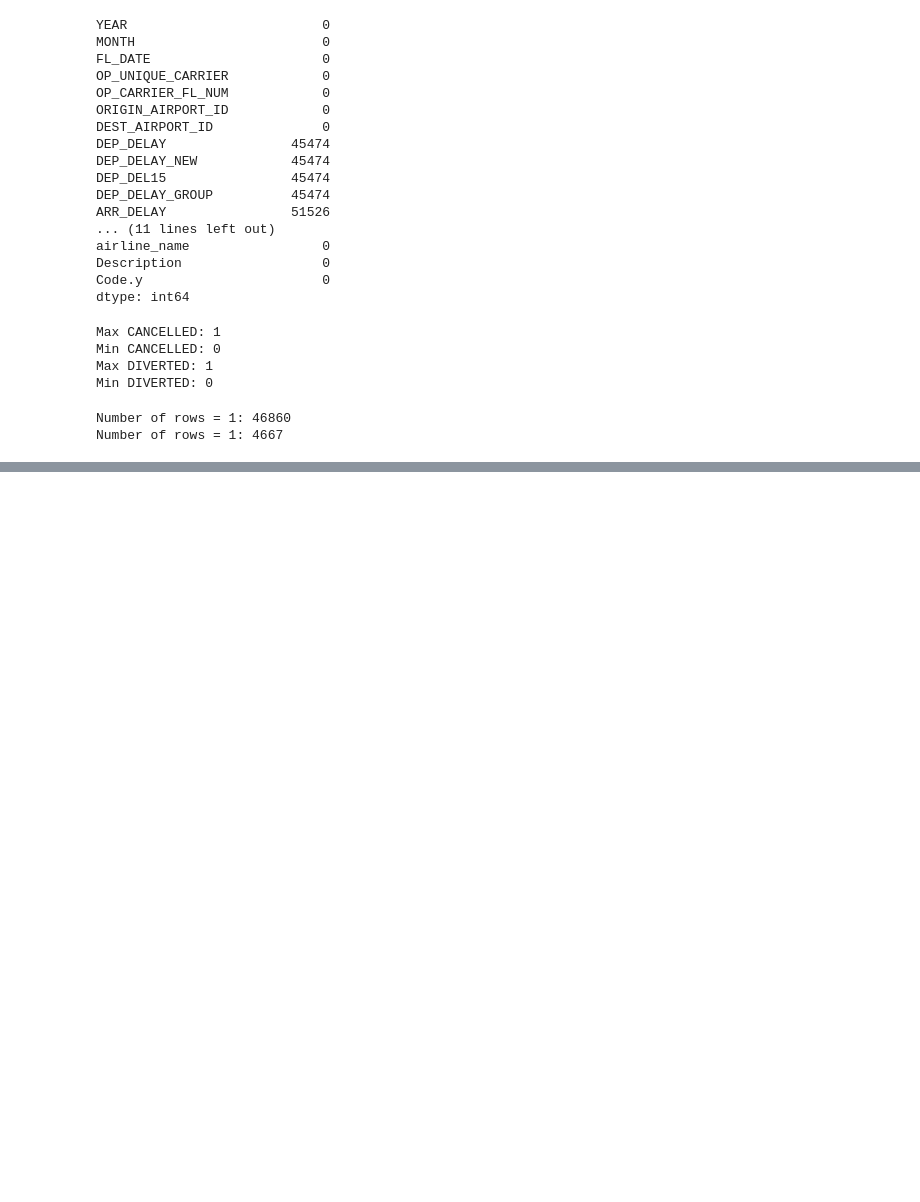
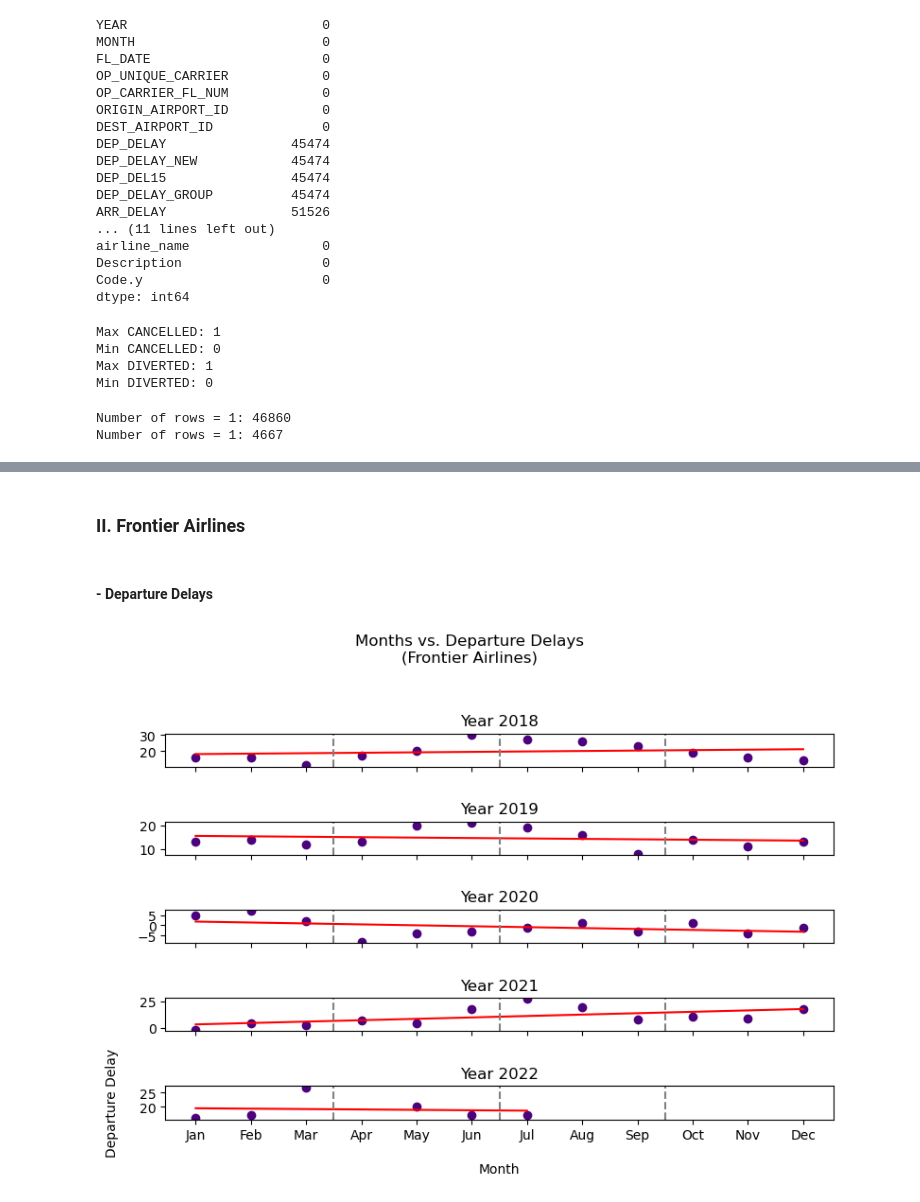
Before and after one commit to mehpree/airline-data-analysis, a Jupyter notebook: AirlineAnalysis.ipynb, the cells around one changed output, grey strips where cells are left out. Cells and saved outputs as stored; diff of their text form; code cells hidden in the pictures; blank space fills up the shorter version.

```diff
--- a/AirlineAnalysis.ipynb
+++ b/AirlineAnalysis.ipynb
@@ -247,0 +327,12 @@ plt.show()
+# %%
+#Creating a rough table for analysis
+frontier_rough = airline_data.loc[airline_data["airline_name"]=="Frontier",:]
+frontier = frontier_rough[["YEAR","MONTH","DEP_DELAY","ARR_DELAY"]]
+
+#Calculating the mean of arrival and departure delays in each month of the year
+dep_delay_frontier = frontier.groupby(['YEAR','MONTH'])["DEP_DELAY"].mean().round(0).reset_index()
+arr_delay_frontier = frontier.groupby(['YEAR','MONTH'])["ARR_DELAY"].mean().round(0).reset_index()
+
+#Merging both DataFrames to create the final table
+frontier_df = pd.merge(dep_delay_frontier,arr_delay_frontier, on=["YEAR", "MONTH"], how="left")
+frontier_df.columns = ["Year", "Month", "Departure Delay", "Arrival Delay"]
@@ -247,0 +465,57 @@ plt.show()
+# %% [markdown]
+### II. Frontier Airlines
+# %% [markdown]
+#### - Departure Delays
+# %%
+years1 = frontier_df["Year"].unique()
+
+fig, axes = plt.subplots(nrows=5, ncols=1, figsize=(8, 6), sharex=True)
+
+# Iterating over each year and creating scatter plots
+i=1-5
+for i, year in enumerate(years1):
+    #To choose the year in the DataFrame
+    data = frontier_df[frontier_df["Year"] == year]
+
+    #To choose the axis number
+    ax = axes[i]
+
+    #Plotting the scatter plot
+    ax.scatter(data['Month'], data['Departure Delay'], color = "#4c027d")
+
+    #Plotting the Regression Line
+    (slope, intercept, rvalue, pvalue, stderr) = st.linregress(data['Month'], data['Departure Delay'])
+    regress_values1 = data['Month'] * slope + intercept
+    ax.plot(data['Month'],regress_values1,"r-")
+
+    #Dividing the graph to represent each quarterly
+    ax.axvline(x=3.5, color='gray', linestyle='--')
+    ax.axvline(x=6.5, color='gray', linestyle='--')
+    ax.axvline(x=9.5, color='gray', linestyle='--')
+
+    #Giving the title to each subplot
+    ax.set_title("\nYear "+ str(year))
+
+    #Setting the y limits
+    #ax.set_ylim(-20, 40)
+
+    #Marking each month on the x-axis
+    ax.set_xticks(range(1, 13))
+    ax.set_xticklabels(['Jan', 'Feb', 'Mar', 'Apr', 'May', 'Jun', 'Jul',
+                        'Aug', 'Sep', 'Oct', 'Nov', 'Dec'])
+
+#Providing labels for the graph
+plt.xlabel('\nMonth')
+plt.ylabel('Departure Delay\n')
+fig.suptitle("Months vs. Departure Delays\n(Frontier Airlines)\n")
+
+# Adjusting spacing between subplots
+plt.tight_layout()
+
+# Displaying the plot
+plt.show()
+
+#Saving the graph to a seperate folder
+fig.savefig("Question_3/Frontier_departure.png")
+# %% [output]
+[figure, added]
```
Also changed, not shown: parts of 41 cells of this notebook.
